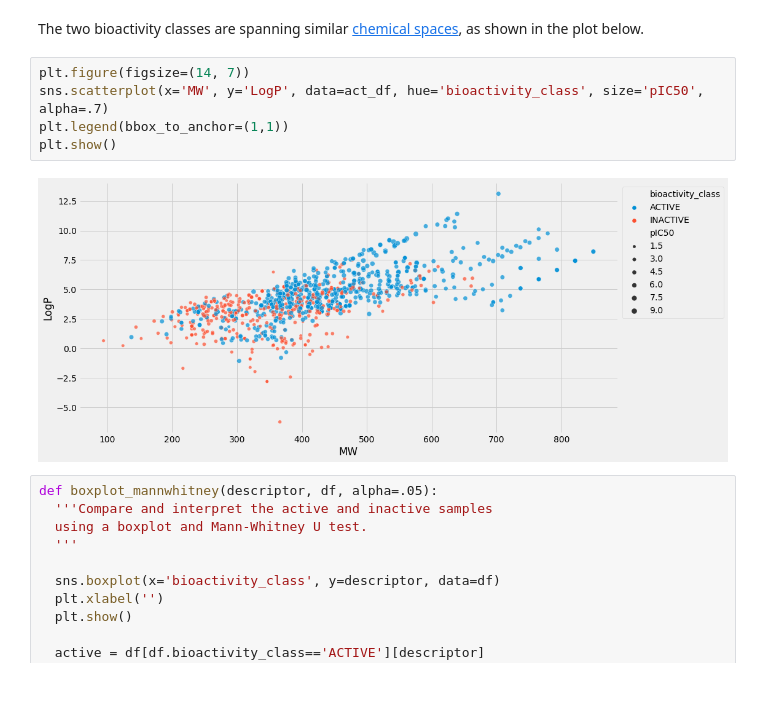
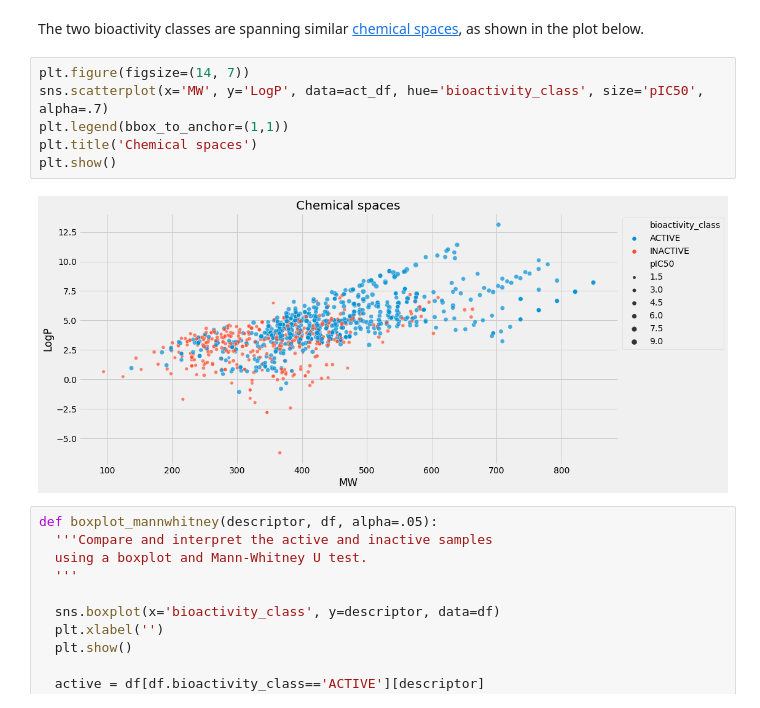
Before and after one commit to Germain-Drug-Discovery-Project/drug-discovery-project, a Jupyter notebook: drug_discovery_colab.ipynb, the cells around one changed output. Cells and saved outputs as stored; diff of their text form.

```diff
--- a/drug_discovery_colab.ipynb
+++ b/drug_discovery_colab.ipynb
@@ -244,10 +260,11 @@ The two bioactivity classes are spanning similar [chemical spaces](https://en.wi
 # %%
 plt.figure(figsize=(14, 7))
 sns.scatterplot(x='MW', y='LogP', data=act_df, hue='bioactivity_class', size='pIC50', alpha=.7)
 plt.legend(bbox_to_anchor=(1,1))
+plt.title('Chemical spaces')
 plt.show()
 # %% [output]
-[figure, old version]
+[figure, new version]
 # %%
 def boxplot_mannwhitney(descriptor, df, alpha=.05):
   '''Compare and interpret the active and inactive samples
```
Also changed, not shown: parts of 19 cells of this notebook, 2 other files.
